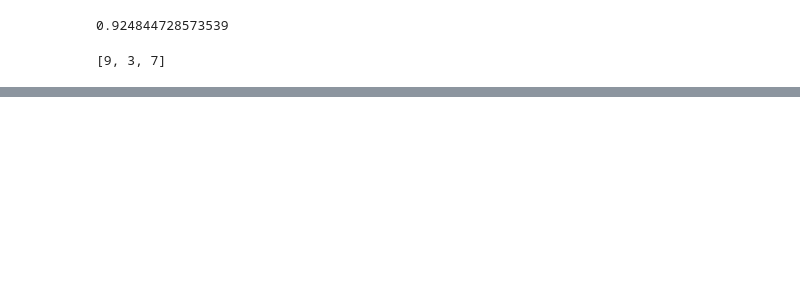
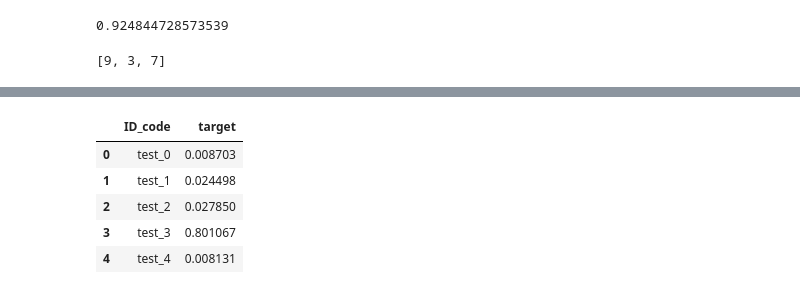
Before and after one commit to guchio3/kaggle-santander-2019, a Jupyter notebook: notebooks/e093_mk_submissions.ipynb, the cells around one changed output, grey strips where cells are left out. Drawn from its saved outputs; the diff is of its cells as text; code cells hidden in the pictures; blank space fills up the shorter version.

```diff
--- a/notebooks/e093_mk_submissions.ipynb
+++ b/notebooks/e093_mk_submissions.ipynb
@@ -182,0 +275,9 @@ best_weight
+# %%
+res_df.head()
+# %% [output]
+|  | ID_code | target |
+| 0 | test_0 | 0.008703 |
+| 1 | test_1 | 0.024498 |
+| 2 | test_2 | 0.027850 |
+| 3 | test_3 | 0.801067 |
+| 4 | test_4 | 0.008131 |
```
Also changed, not shown: parts of 15 cells of this notebook, 7 other files.
